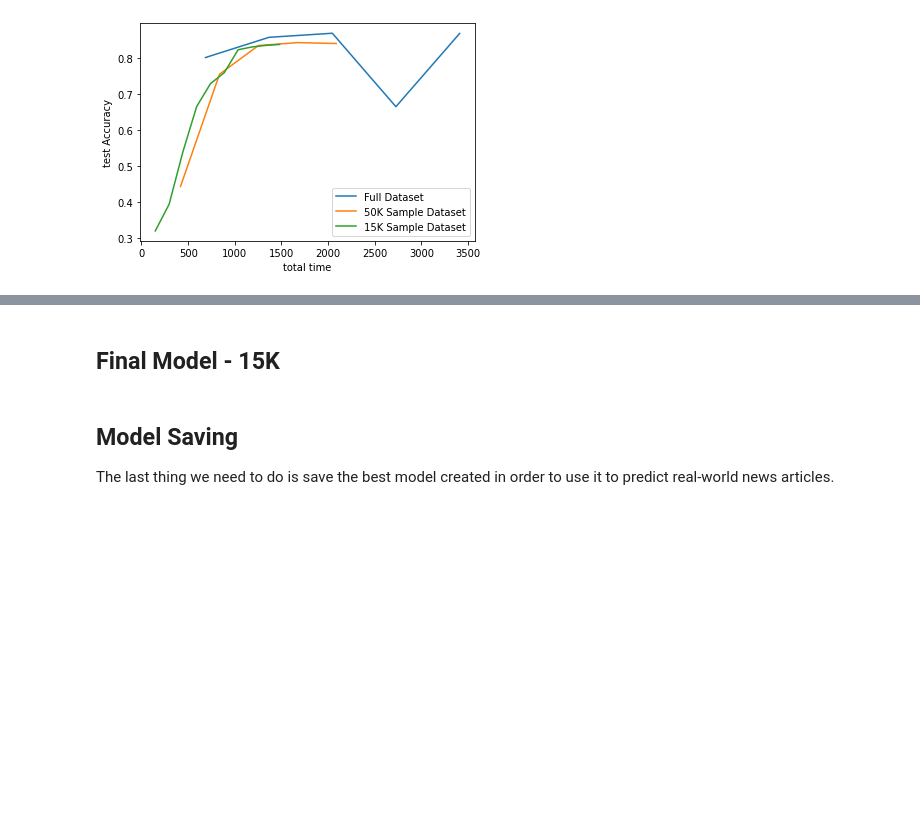
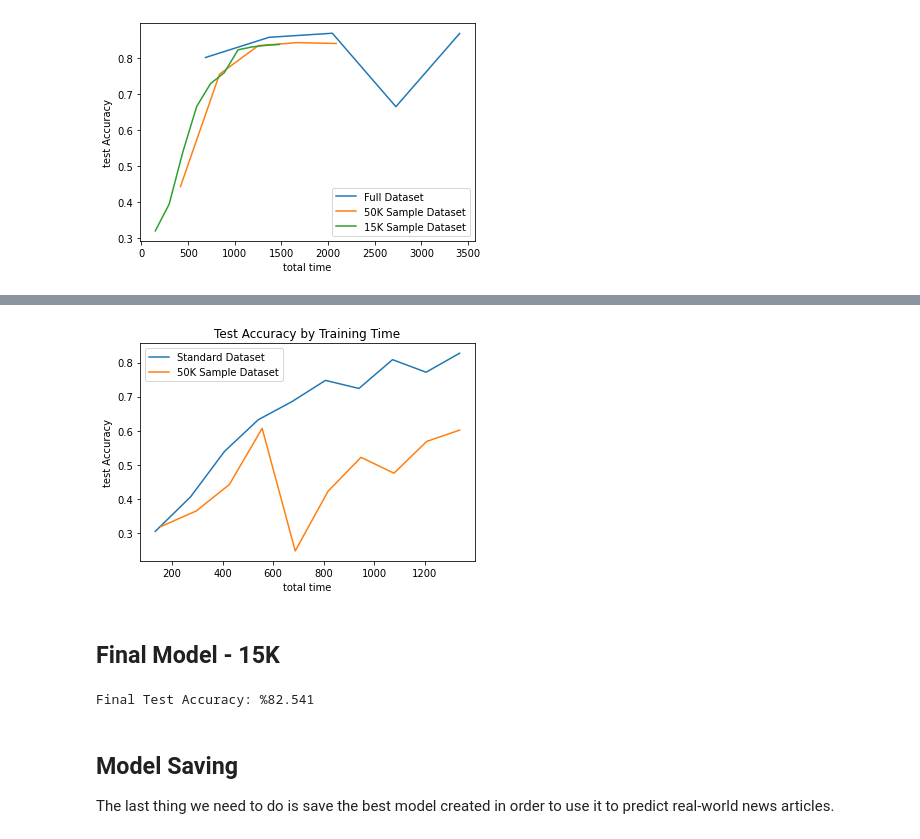
Before and after one commit to skbetz54/Samuel_DATA606, a Jupyter notebook: Notebooks/Machine_Learning_Implementation.ipynb, the cells around one changed output, grey strips where cells are left out. Saved outputs shown, nothing was run; the diff lists cells and outputs as text; code cells hidden in the pictures; blank space fills up the shorter version.

```diff
--- a/Notebooks/Machine_Learning_Implementation.ipynb
+++ b/Notebooks/Machine_Learning_Implementation.ipynb
@@ -598,3 +838,10 @@ sns.lineplot(x='total time', y='test Accuracy', data=batch1_packed_15k, label='1
+# %%
+sns.lineplot(x='total time', y='test Accuracy', data=standard_results, label='Standard Dataset')
+sns.lineplot(x='total time', y='test Accuracy', data=stopword_results, label='50K Sample Dataset')
+plt.title("Test Accuracy by Training Time")
+plt.show()
+# %% [output]
+[figure, added]
 # %% [markdown]
 ## **Final Model - 15K**
 # %%
@@ -625,5 +872,11 @@ batch16_packed_15k_final = train_simple_network(RNN_packed, lossfunc, train_load
 test_loader=test_loader_15, score_funcs={'Accuracy': accuracy_score}, device=device,
 epochs=25)
+# %%
+last_epoch_accuracy = batch32_packed_15k_final["test Accuracy"][24]
+
+print("Final Test Accuracy: " + "%" +str(last_epoch_accuracy))
+# %% [output]
+Final Test Accuracy: %82.541
 # %% [markdown]
 ## **Model Saving**
 
```
Also changed, not shown: parts of 18 cells of this notebook.
